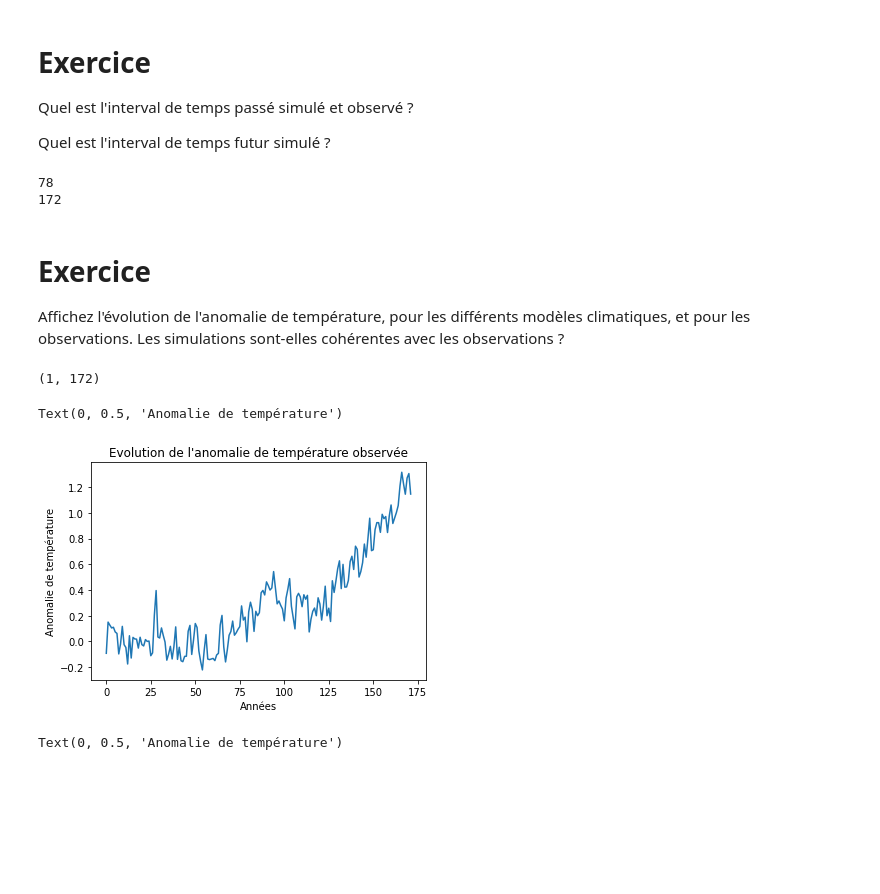
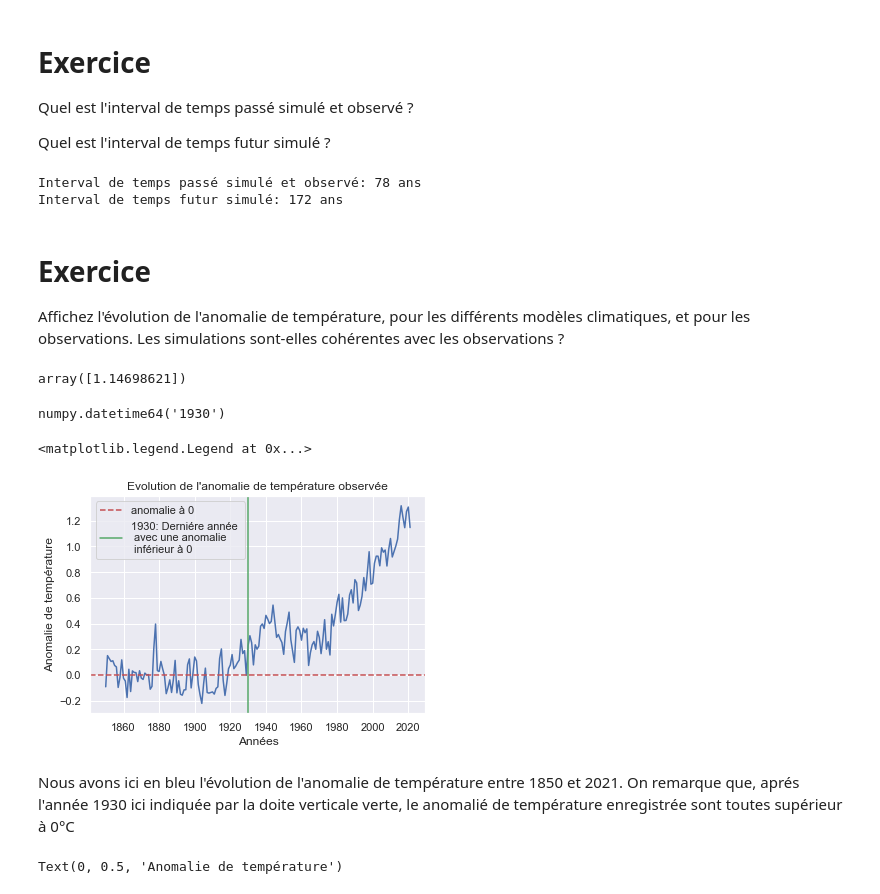
Before and after one commit to SashaCuau/ProjetMeteo, a Jupyter notebook: sujet_seance1_a_completer.ipynb, the cells around one changed output. Drawn from its saved outputs; the diff is of its cells as text; code cells hidden in the pictures; blank space fills up the shorter version.

```diff
--- a/sujet_seance1_a_completer.ipynb
+++ b/sujet_seance1_a_completer.ipynb
@@ -104,27 +121,43 @@ Quel est l'interval de temps passé simulé et observé ?
 
 Quel est l'interval de temps futur simulé ?
 # %%
-print(len(label_future_times))
-print(len(label_past_times))
+print("Interval de temps passé simulé et observé:",len(label_future_times),"ans")
+print("Interval de temps futur simulé:",len(label_past_times), "ans")
 # %% [output]
-78
-172
+Interval de temps passé simulé et observé: 78 ans
+Interval de temps futur simulé: 172 ans
 # %% [markdown]
 # Exercice
 
 Affichez l'évolution de l'anomalie de température, pour les différents modèles climatiques, et pour les observations. Les simulations sont-elles cohérentes avec les observations ?
 # %%
 np.shape(data_observed_past)
+np.flip(data_observed_past.T)[0]
 # %% [output]
-(1, 172)
+array([1.14698621])
+# %%
+i = 0
+while(np.flip(data_observed_past.T)[i]>0):
+    i+=1
+
+i = len(data_observed_past.T)-i
+# %%
+label_past_times[i]
+# %% [output]
+numpy.datetime64('1930')
 # %%
-plt.plot(data_observed_past.T)
+plt.plot(label_past_times,data_observed_past.T)
+plt.axhline(y = 0, color = 'r', linestyle = '--', label = "anomalie à 0")
+plt.axvline(x = label_past_times[i], color = 'g', label = str(label_past_times[i])+': Derniére année \n avec une anomalie \n inférieur à 0')
 plt.title("Evolution de l'anomalie de température observée")
 plt.xlabel("Années")
 plt.ylabel("Anomalie de température")
+plt.legend(loc="upper left")
 # %% [output]
-Text(0, 0.5, 'Anomalie de température')
+<matplotlib.legend.Legend at 0x...>
-[figure, old version]
+[figure, new version]
+# %% [markdown]
+Nous avons ici en bleu l'évolution de l'anomalie de température entre 1850 et 2021. On remarque que, aprés l'année 1930 ici indiquée par la doite verticale verte, le anomalié de température enregistrée sont toutes supérieur à 0°C
 # %%
 fig, ax = plt.subplots(figsize=(20, 10))
 ax.plot(label_past_times,data_simulated_past.T, label = label_models)
```
Also changed, not shown: parts of 6 cells of this notebook.
